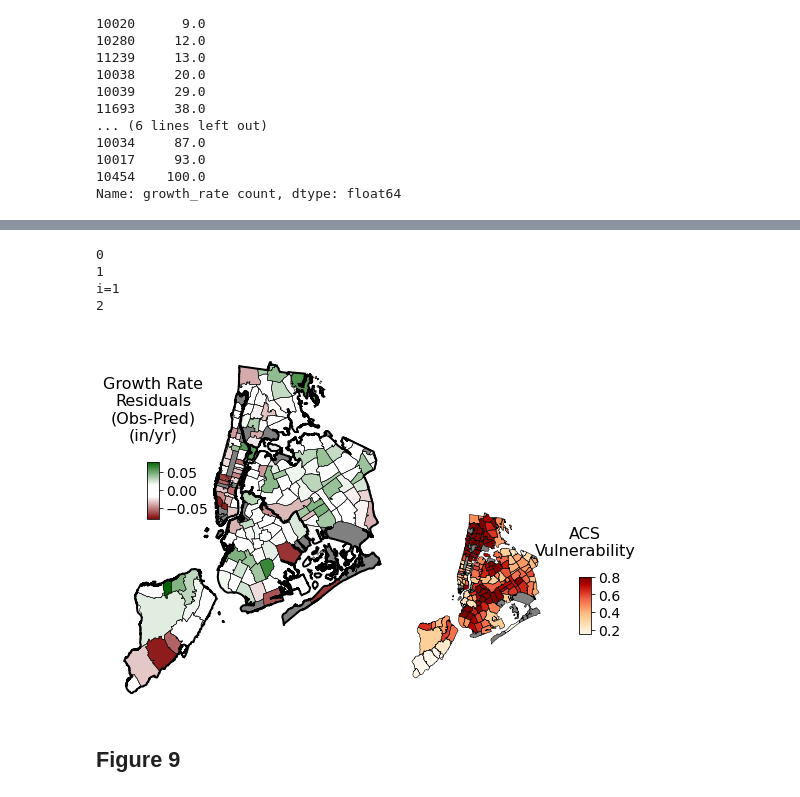
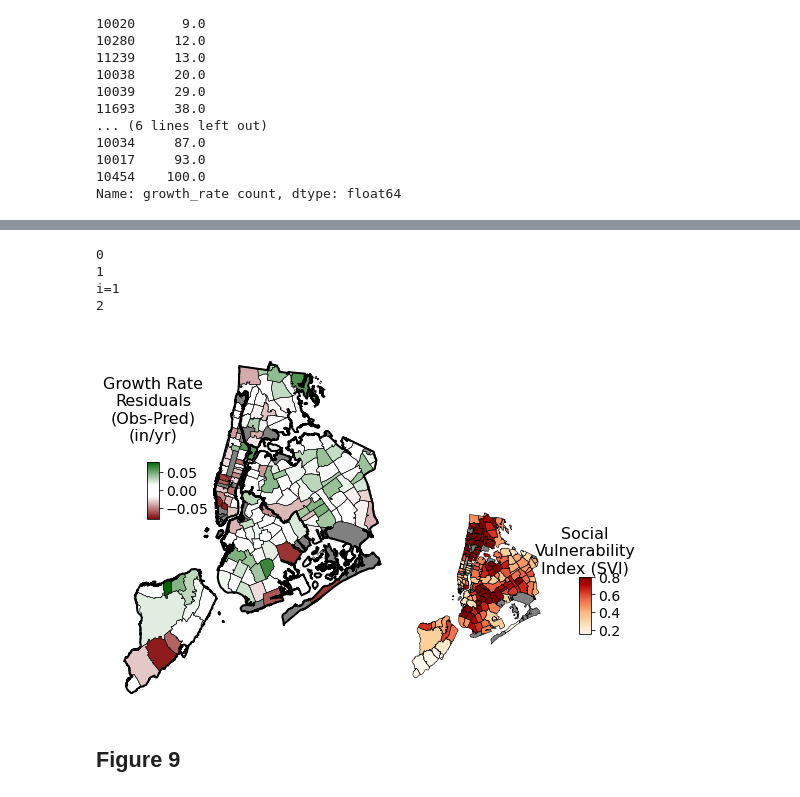
Before and after one commit to bmaillou/NYCTreeGrowth, a Jupyter notebook: 6-for-paper-Take-NYC-growth-Data-Make-maps-ACS.ipynb, the cells around one changed output, grey strips where cells are left out. Drawn from its saved outputs; the diff is of its cells as text; code cells hidden in the pictures.

```diff
--- a/6-for-paper-Take-NYC-growth-Data-Make-maps-ACS.ipynb
+++ b/6-for-paper-Take-NYC-growth-Data-Make-maps-ACS.ipynb
@@ -311,7 +324,7 @@ for i in np.arange(3):
         vmax=0.8
         #df_temp=df_adj.groupby('postcode')['ACS_Vulnerability'].mean().to_frame()
         df_temp['scaled']=(df_zip['ACS_Vulnerability mean']-vmin)/(vmax-vmin)
-        cbar_title='ACS\nVulnerability\n'
+        cbar_title='Social\nVulnerability\nIndex (SVI)'
         cmap=plt.cm.OrRd
         axtemp=ax[1,2]
         df_temp1=df_temp
@@ -373,36 +386,36 @@ for i in np.arange(3):
     #cb = fig.colorbar(sm,ax=ax[i], orientation='horizontal')
 
     #################################################### Try to add bouroughs.  a test
     if i==2:
         shp_info = m.readshapefile('shapefiles/BoroughBoundaries/geo_export_8ed020ab-b01b-4307-bd49-cc47c46d9669','zip')#,drawbounds=True)
         for count,shape_dict in enumerate(m.zip_info):
 
             color='gray'
         #
             seg = m.zip[count]
             poly = Polygon(seg, facecolor='none',edgecolor='black',lw=2.0,zorder=10)
             axtemp.add_patch(poly)
         #axtemp.text(.39,.6,'M',transform=axtemp.transAxes,horizontalalignment='left',fontsize=20,zorder=10,color='green')
         #axtemp.text(.37,.52,'Manhattan',transform=axtemp.transAxes,horizontalalignment='left',fontsize=15,zorder=10,rotation=78)
         #axtemp.text(.50,.82,'Bronx',transform=axtemp.transAxes,horizontalalignment='left',fontsize=15,zorder=10)
         #axtemp.text(.6,.6,'Queens',transform=axtemp.transAxes,horizontalalignment='left',fontsize=15,zorder=10)
         #axtemp.text(.42,.44,'Broooklyn',transform=axtemp.transAxes,horizontalalignment='left',fontsize=15,zorder=10)
         #axtemp.text(.17,.2,'Staten\nIsland',transform=axtemp.transAxes,horizontalalignment='left',fontsize=15,zorder=10)
 
-filename='Figures/Figure8-residuals-ACS.jpg'
+filename='Figures/Figure8-residuals-SVI.tif'
 
 fig.subplots_adjust(wspace=0,hspace=-.50)
-fig.savefig(filename,dpi=1000,bbox_inches='tight')
+fig.savefig(filename,dpi=600,bbox_inches='tight')
         #fig.close('all')
 # save it
 #filename='{}stdGrowth.jpg'.format(tree)
 #fig.savefig(filename,dpi=600)
 # %% [output]
 0
 1
 i=1
 2
-[figure, old version]
+[figure, new version]
 # %% [markdown]
 ## Figure 9
 # %%
```
Also changed, not shown: parts of 6 cells of this notebook, 24 other files.
